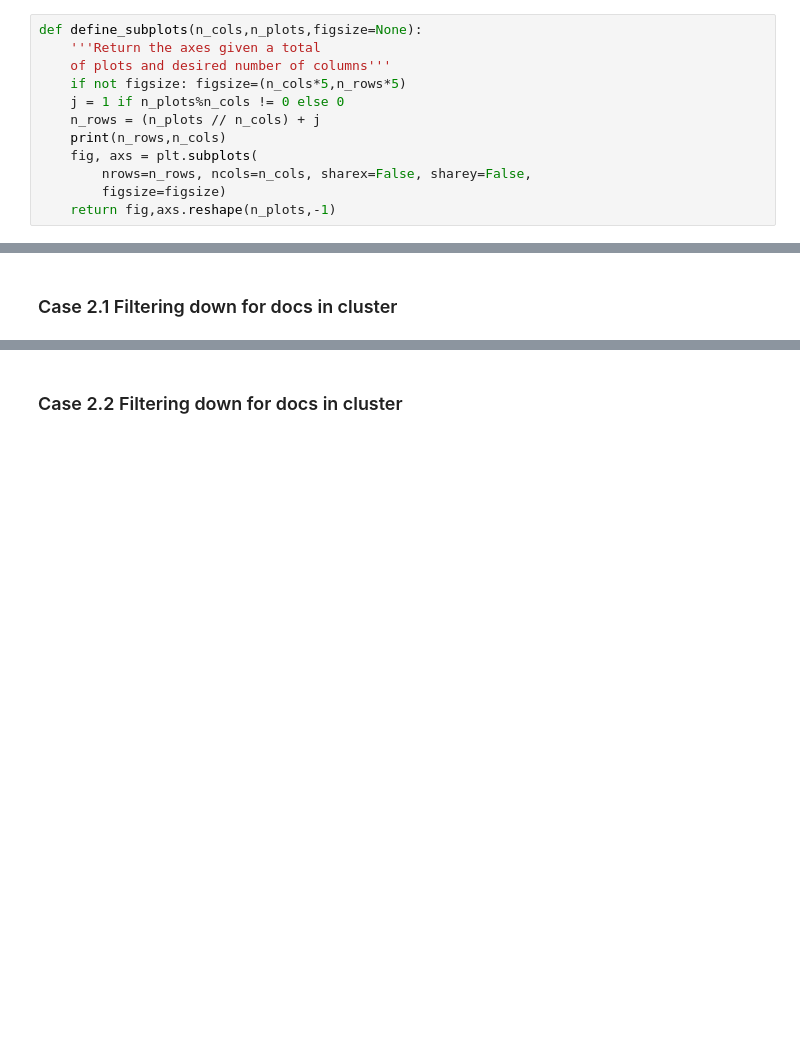
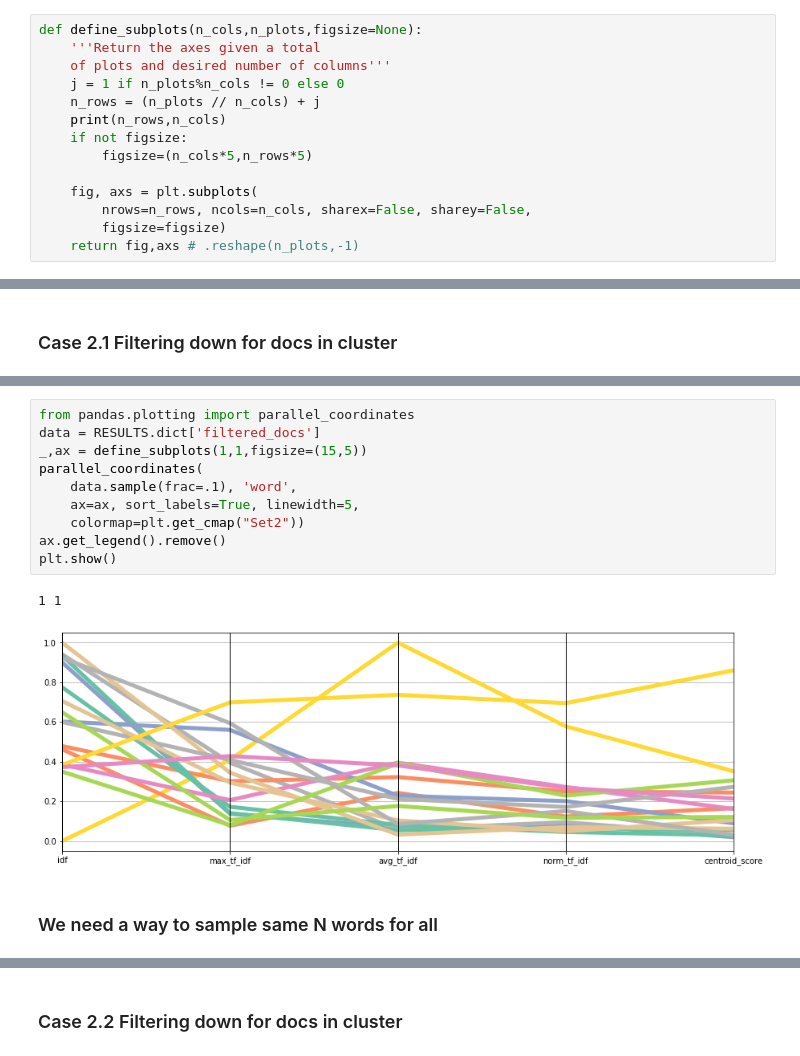
Before and after one commit to shanepeckham/NLP-1, a Jupyter notebook: Complementary_Courses/Document_Clustering/Flat_Clustering_Overview.ipynb, the cells around one changed output, grey strips where cells are left out. Drawn from its saved outputs; the diff is of its cells as text; blank space fills up the shorter version.

```diff
--- a/Complementary_Courses/Document_Clustering/Flat_Clustering_Overview.ipynb
+++ b/Complementary_Courses/Document_Clustering/Flat_Clustering_Overview.ipynb
@@ -515,14 +515,16 @@ RESULTS.dict['all_docs'].head(3)
 def define_subplots(n_cols,n_plots,figsize=None):
     '''Return the axes given a total
     of plots and desired number of columns'''
-    if not figsize: figsize=(n_cols*5,n_rows*5)
     j = 1 if n_plots%n_cols != 0 else 0
     n_rows = (n_plots // n_cols) + j
     print(n_rows,n_cols)
+    if not figsize:
+        figsize=(n_cols*5,n_rows*5)
+
     fig, axs = plt.subplots(
         nrows=n_rows, ncols=n_cols, sharex=False, sharey=False,
         figsize=figsize)
-    return fig,axs.reshape(n_plots,-1)
+    return fig,axs # .reshape(n_plots,-1)
 # %%
 def plot_scores_by_methods(
     scores:list, max_words:int=5,
@@ -579,3 +583,18 @@ RESULTS.dict['all_docs']
+# %%
+from pandas.plotting import parallel_coordinates
+data = RESULTS.dict['filtered_docs']
+_,ax = define_subplots(1,1,figsize=(15,5))
+parallel_coordinates(
+    data.sample(frac=.1), 'word',
+    ax=ax, sort_labels=True, linewidth=5,
+    colormap=plt.get_cmap("Set2"))
+ax.get_legend().remove()
+plt.show()
+# %% [output]
+1 1
+[figure, added]
+# %% [markdown]
+### We need a way to sample same N words for all
 # %%
 plot_scores_by_methods(RESULTS.dict['filtered_docs'], max_words=20, n_cols=1, figsize=(15,10))
 # %% [output]
```
Also changed, not shown: parts of 7 cells of this notebook.
